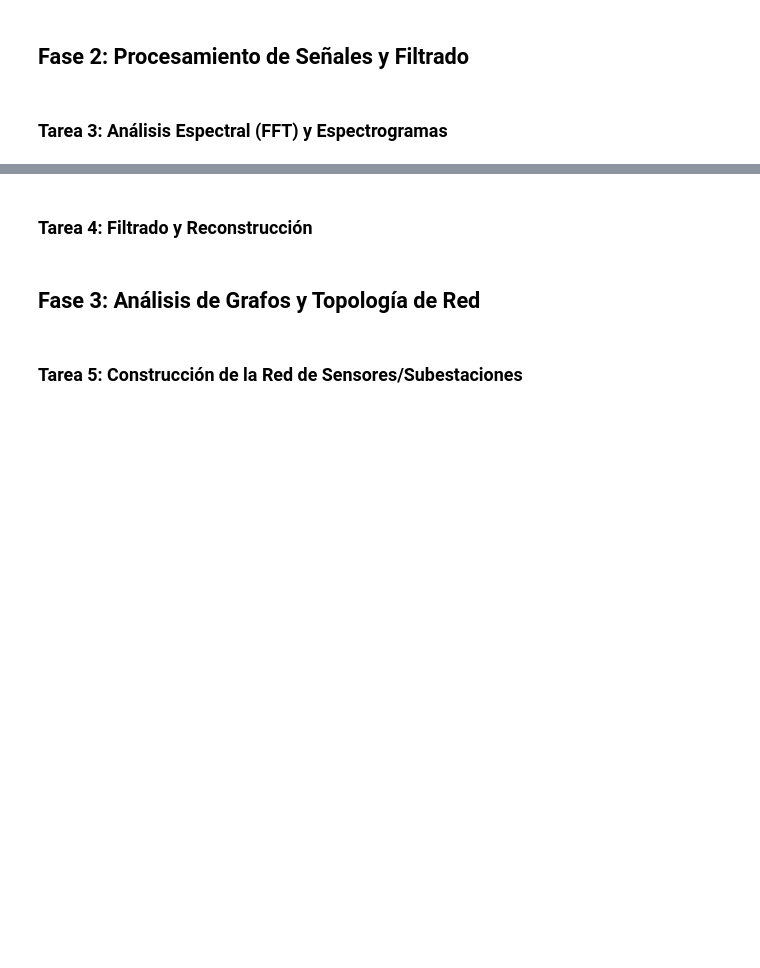
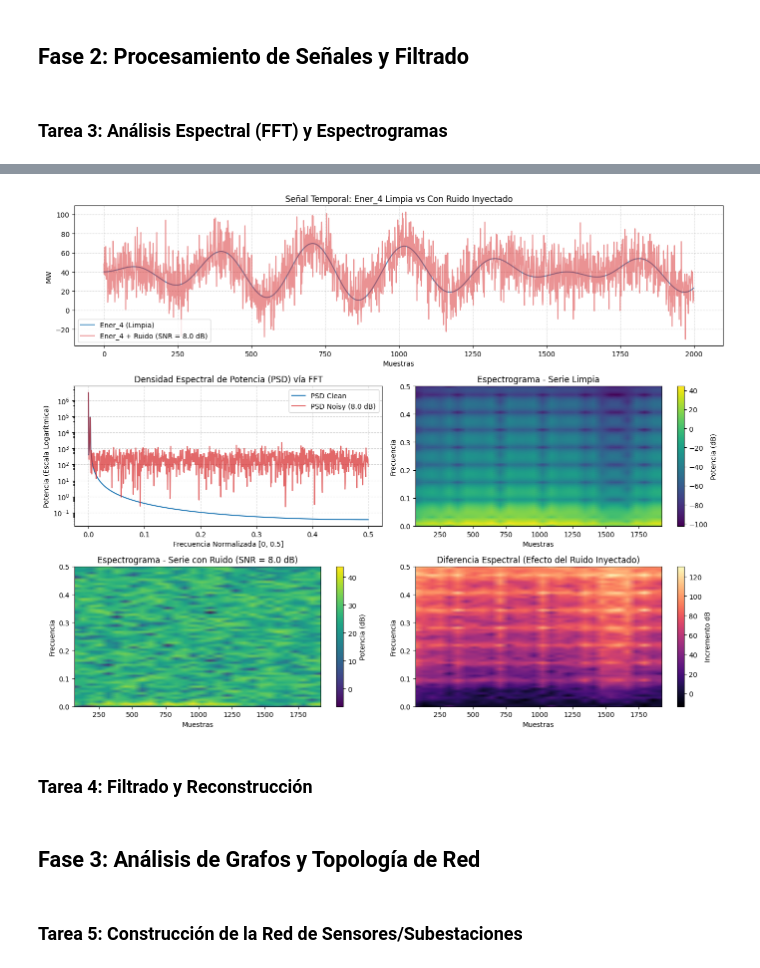
Before and after one commit to nceballosp/los_falsos_positivos_taller_practico_03, a Jupyter notebook: notebooks/taller_practico_03.ipynb, the cells around one changed output, grey strips where cells are left out. Drawn from its saved outputs; the diff is of its cells as text; code cells hidden in the pictures; blank space fills up the shorter version.

```diff
--- a/notebooks/taller_practico_03.ipynb
+++ b/notebooks/taller_practico_03.ipynb
@@ -76,3 +266,6 @@ df_ener
 ## Fase 2: Procesamiento de Señales y Filtrado
 # %% [markdown]
 ### Tarea 3: Análisis Espectral (FFT) y Espectrogramas
+# %%
+N = len(df_ener['Ener_4'])
+fs = 1.0
@@ -79,3 +307,65 @@ df_ener
+# %%
+
+nperseg = 128
+noverlap = 64
+
+# Espectrogramas para la serie limpia y ruidosa
+f_clean, t_clean, Sxx_clean = signal.spectrogram(df_ener['Ener_4'], fs=fs, nperseg=nperseg, noverlap=noverlap)
+f_noise, t_noise, Sxx_noise = signal.spectrogram(ener4_noise, fs=fs, nperseg=nperseg, noverlap=noverlap)
+
+# Diferencia espectral en escala decibélica (dB)
+diff_spec = 10 * np.log10(Sxx_noise + 1e-12) - 10 * np.log10(Sxx_clean + 1e-12)
+# %%
+fig = plt.figure(figsize=(14, 11))
+
+# 1. Señal Temporal
+ax1 = plt.subplot(3, 2, (1, 2))
+ax1.plot(df_ener['Ener_4'], label='Ener_4 (Limpia)', color='tab:blue', alpha=0.8)
+ax1.plot(ener4_noise, label=f'Ener_4 + Ruido (SNR = {snr_db} dB)', color='tab:red', alpha=0.5)
+ax1.set_title('Señal Temporal: Ener_4 Limpia vs Con Ruido Inyectado')
+ax1.set_xlabel('Muestras')
+ax1.set_ylabel('MW')
+ax1.legend()
+ax1.grid(True, linestyle='--', alpha=0.5)
+
+# 2. Densidad Espectral de Potencia (PSD)
+ax2 = plt.subplot(3, 2, 3)
+ax2.semilogy(freqs, psd_clean, label='PSD Clean', color='tab:blue')
+ax2.semilogy(freqs, psd_noise, label=f'PSD Noisy ({snr_db} dB)', color='tab:red', alpha=0.7)
+ax2.set_title('Densidad Espectral de Potencia (PSD) vía FFT')
+ax2.set_xlabel('Frecuencia Normalizada [0, 0.5]')
+ax2.set_ylabel('Potencia (Escala Logarítmica)')
+ax2.legend()
+ax2.grid(True, linestyle='--', alpha=0.5)
+
+# 3. Espectrograma Clean
+ax3 = plt.subplot(3, 2, 4)
+pcm1 = ax3.pcolormesh(t_clean, f_clean, 10 * np.log10(Sxx_clean + 1e-12), shading='gouraud', cmap='viridis')
+fig.colorbar(pcm1, ax=ax3, label='Potencia (dB)')
+ax3.set_title('Espectrograma - Serie Limpia')
+ax3.set_xlabel('Muestras')
+ax3.set_ylabel('Frecuencia')
+
+# 4. Espectrograma Noisy
+ax4 = plt.subplot(3, 2, 5)
+pcm2 = ax4.pcolormesh(t_noise, f_noise, 10 * np.log10(Sxx_noise + 1e-12), shading='gouraud', cmap='viridis')
+fig.colorbar(pcm2, ax=ax4, label='Potencia (dB)')
+ax4.set_title(f'Espectrograma - Serie con Ruido (SNR = {snr_db} dB)')
+ax4.set_xlabel('Muestras')
+ax4.set_ylabel('Frecuencia')
+
+# 5. Diferencia Espectral (Efecto del ruido)
+ax5 = plt.subplot(3, 2, 6)
+pcm3 = ax5.pcolormesh(t_noise, f_noise, diff_spec, shading='gouraud', cmap='magma')
+fig.colorbar(pcm3, ax=ax5, label='Incremento dB')
+ax5.set_title('Diferencia Espectral (Efecto del Ruido Inyectado)')
+ax5.set_xlabel('Muestras')
+ax5.set_ylabel('Frecuencia')
+
+plt.tight_layout()
+plt.show()
+# %% [output]
+[figure, added]
 # %% [markdown]
 ### Tarea 4: Filtrado y Reconstrucción
 # %% [markdown]
```
Also changed, not shown: parts of 11 cells of this notebook.
